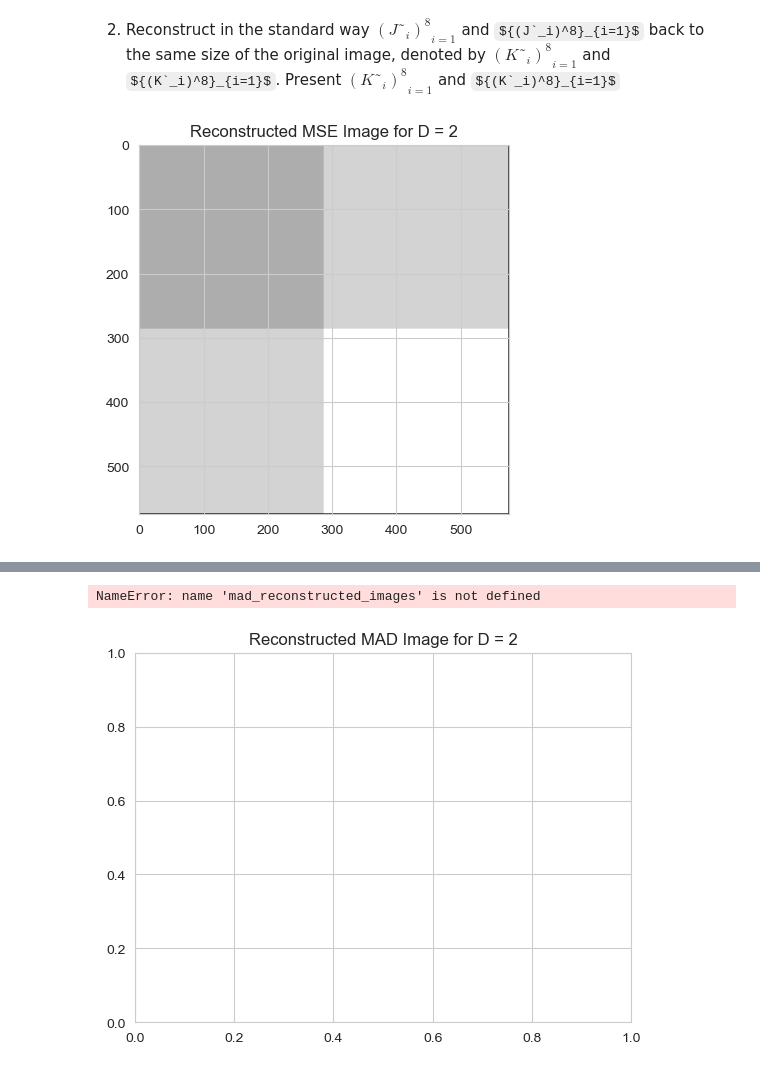
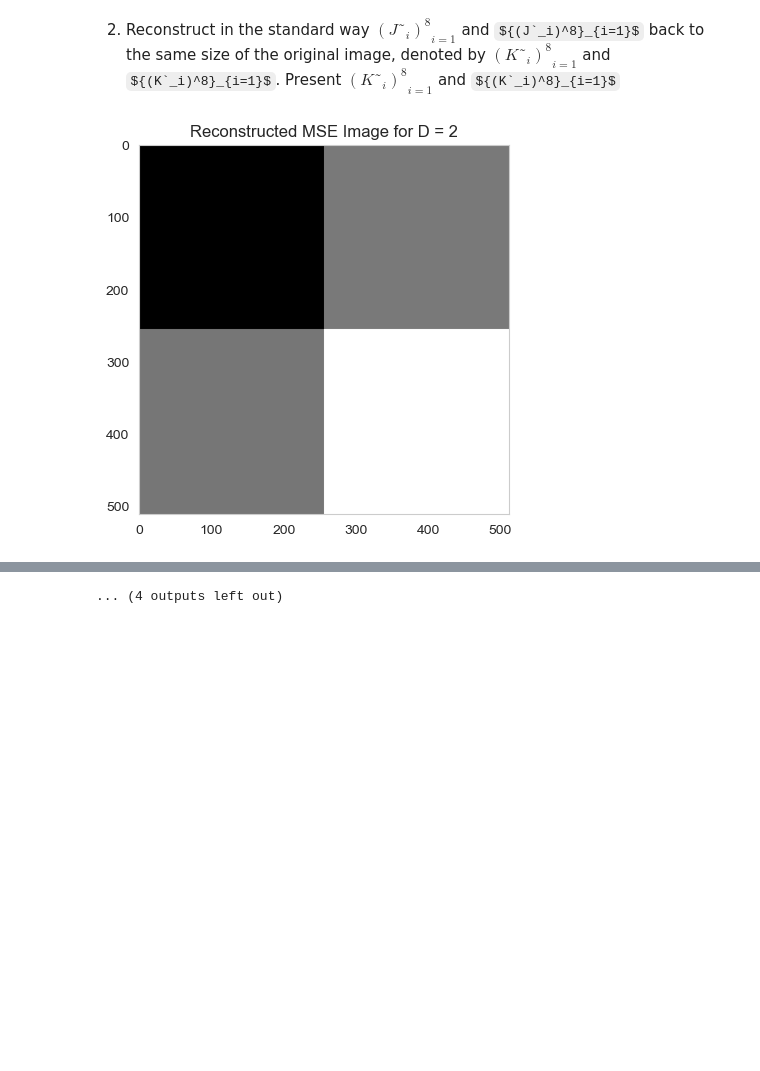
Before and after one commit to Av0cat0/IntroToDataProcessingAndRepresentation-cs236201-HW1, a Jupyter notebook: HW1.ipynb, the cells around one changed output, grey strips where cells are left out. Cells and saved outputs as stored; diff of their text form; code cells hidden in the pictures; some formulas as TeX source; blank space fills up the shorter version.

```diff
--- a/HW1.ipynb
+++ b/HW1.ipynb
@@ -15,7 +15,7 @@ import numpy as np
 # %%
 og_image = Image.open("./Drillocato.jpg")
 gray_image = ImageOps.grayscale(og_image)
-gray_image = gray_image.resize((575,575))
+gray_image = gray_image.resize((512,512))
 gray_image_arr = np.reshape(gray_image, gray_image.size[0] * gray_image.size[1])
 display(gray_image)
 # %% [output]
@@ -228,8 +220,8 @@ def lp_solver(gray_img, N, p, epsilon, delta):
                 w = np.minimum(w, np.array(1/epsilon))
                 scaled_img = gray_img[scale_i:scale_i+scale,scale_j:scale_j+scale]
                 interval = scaled_img*w
-                img_sample[i][j]=delta if np.sum(w)<delta else np.sum(interval)/(np.sum(w))
-                total_lp_error += np.sum((np.abs(scaled_img-img_sample[i][j]))**(p))
+                img_sample[i][j]=0 if np.sum(w)<delta else np.sum(interval)/(np.sum(w))
+                total_lp_error += np.sum((np.abs(scaled_img-img_sample[i][j]))**p)
         new_lp_error = total_lp_error/(gray_img.size**2)
         if(np.abs(new_lp_error - old_lp_error) < delta):
             # Achieving the threshold, returning results
@@ -383,14 +385,17 @@ plt.show()
 original image, denoted by ${(K˜_i)^8}_{i=1}$ and ${(K`_i)^8}_{i=1}$. Present ${(K˜_i)^8}_{i=1}$ and ${(K`_i)^8}_{i=1}$
 # %%
 for i in range(8):
+    img = mse_reconstructed_image[i]
     plt.title("Reconstructed MSE Image for D = "+str(2**(i+1)))
-    plt.imshow(mse_reconstructed_image[i], cmap='gray')
+    plt.imshow(img, cmap='gray', vmin=img.min(), vmax=img.max())
     plt.grid(False)
     plt.show()
 
 for i in range(8):
+    img = mad_reconstructed_images[i]
     plt.title("Reconstructed MAD Image for D = "+str(2**(i+1)))
-    plt.imshow(mad_reconstructed_images[i], cmap='gray')
+    plt.imshow(img, cmap='gray', vmin=img.min(), vmax=img.max())
+    plt.grid(False)
     plt.show()
 # %% [output]
-[figure, old version]
+[figure, new version]
@@ -404,2 +413 @@ for i in range(8):
-NameError: name 'mad_reconstructed_images' is not defined
+... (4 outputs left out)
-[figure, old version]
```
Also changed, not shown: parts of 12 cells of this notebook.
